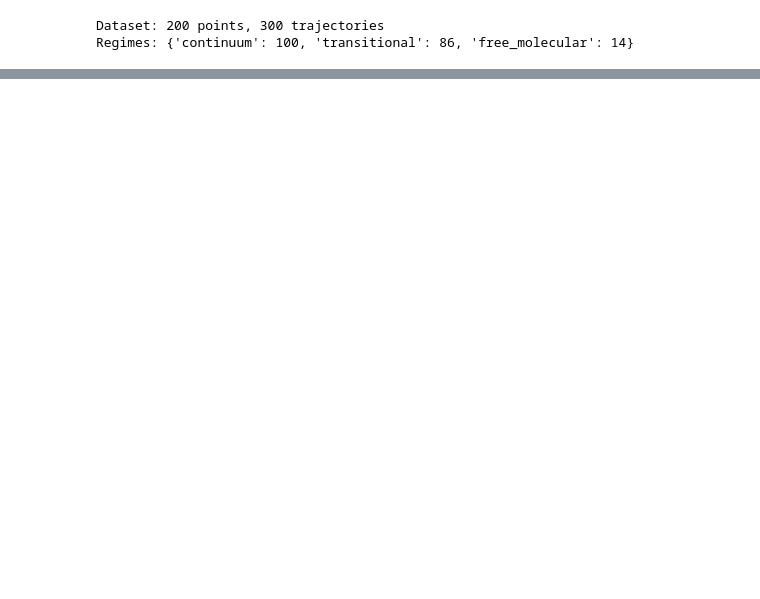
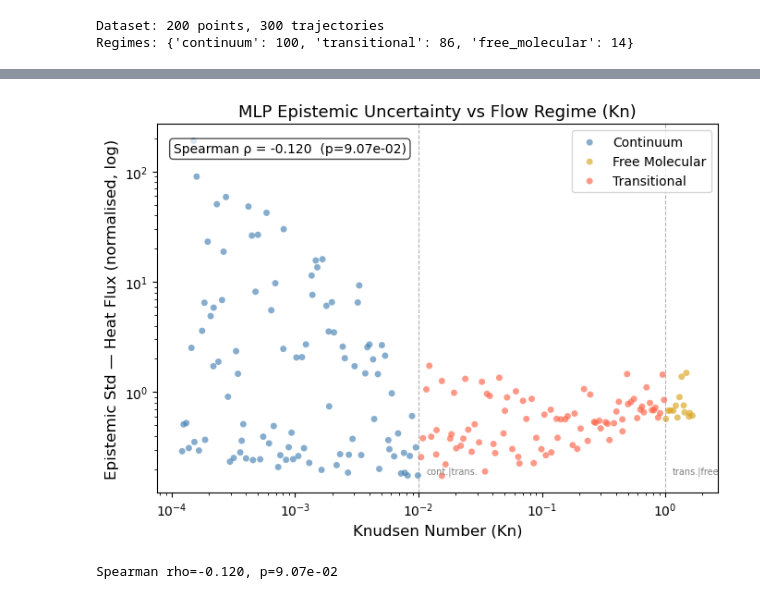
Before and after one commit to mper-era/aerothermodynamics-sim, a Jupyter notebook: notebooks/01_results.ipynb, the cells around one changed output, grey strips where cells are left out. Drawn from its saved outputs; the diff is of its cells as text; code cells hidden in the pictures; blank space fills up the shorter version.

```diff
--- a/notebooks/01_results.ipynb
+++ b/notebooks/01_results.ipynb
@@ -57 +68,40 @@ plt.show()
+# %%
+# Cell 2b - MLP Epistemic Uncertainty vs Knudsen Number
+
+from scipy.stats import spearmanr
+
+colors = {'continuum': 'steelblue', 'transitional': 'tomato', 'free_molecular': 'goldenrod'}
+
+fig, ax = plt.subplots(figsize=(7, 5))
+
+for regime, grp in df.groupby('regime'):
+    ax.scatter(grp['Kn'], grp['ep_std_q_mlp'],
+               label=regime.replace('_', ' ').title(),
+               color=colors[regime], alpha=0.65, s=25, edgecolors='none')
+
+ax.set_xscale('log')
+ax.set_yscale('log')
+ax.set_xlabel('Knudsen Number (Kn)', fontsize=12)
+ax.set_ylabel('Epistemic Std — Heat Flux (normalised, log)', fontsize=12)
+ax.set_title('MLP Epistemic Uncertainty vs Flow Regime (Kn)', fontsize=13)
+ax.legend(fontsize=10)
+
+ax.axvline(0.01, color='gray', linestyle='--', linewidth=0.8, alpha=0.6)
+ax.axvline(1.0,  color='gray', linestyle='--', linewidth=0.8, alpha=0.6)
+ax.text(0.01*1.15, ax.get_ylim()[0]*1.5, 'cont.|trans.', fontsize=7, color='gray')
+ax.text(1.0 *1.15, ax.get_ylim()[0]*1.5, 'trans.|free',  fontsize=7, color='gray')
+
+rho, pval = spearmanr(df['Kn'], df['ep_std_q_mlp'])
+ax.text(0.03, 0.95, f'Spearman ρ = {rho:.3f}  (p={pval:.2e})',
+        transform=ax.transAxes, fontsize=10, verticalalignment='top',
+        bbox=dict(boxstyle='round,pad=0.3', facecolor='white', alpha=0.7))
+
+plt.tight_layout()
+plt.savefig('../data/mlp_uncertainty_vs_kn.png', dpi=150)
+plt.show()
+
+print(f'Spearman rho={rho:.3f}, p={pval:.2e}')
+# %% [output]
+[figure, added]
+Spearman rho=-0.120, p=9.07e-02
 # %%
```
Also changed, not shown: parts of 9 cells of this notebook, 5 other files.
